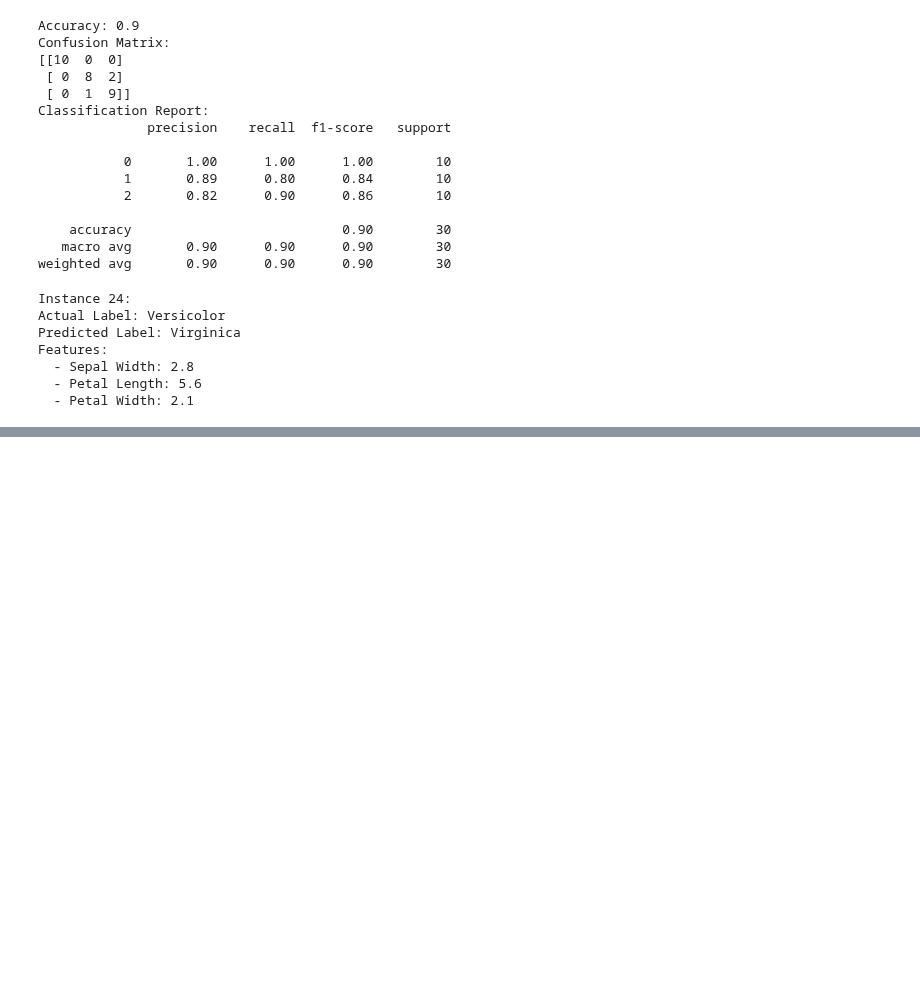
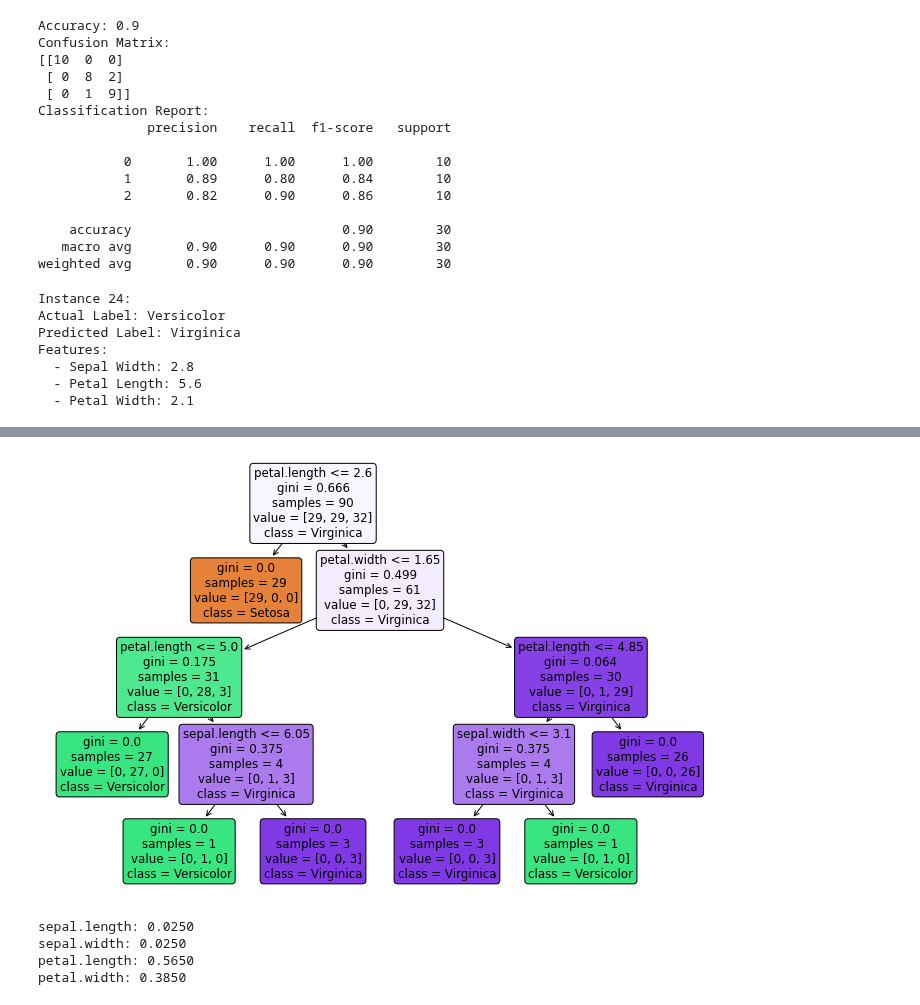
Before and after one commit to KenLin765/machine-learning-and-statistics, a Jupyter notebook: project.ipynb, the cells around one changed output, grey strips where cells are left out. Saved outputs shown, nothing was run; the diff lists cells and outputs as text; code cells hidden in the pictures; blank space fills up the shorter version.

Commit message:
Added in Tree Classifier and some commentary on it

```diff
--- a/project.ipynb
+++ b/project.ipynb
@@ -363,0 +379,15 @@ where:
+# %%
+# I've used this as the basis for the code below: https://www.educative.io/answers/how-to-build-a-decision-tree-with-the-iris-dataset-in-python
+
+# Separate features (X) and target variable (y)
+X = iris_df.drop('variety', axis=1)
+y = iris_df['variety']
+# %%
+# Split the data into training and testing sets
+X_train, X_test, y_train, y_test = train_test_split(X, y, test_size=0.4, random_state=50)
+# %%
+# Create a decision tree classifier
+tree_classifier = DecisionTreeClassifier(random_state=42)
+# %%
+# Train the model
+tree_classifier.fit(X_train, y_train)
@@ -363,0 +431,19 @@ where:
+# %%
+# Visualize the decision tree
+plt.figure(figsize=(12, 8))
+plot_tree(tree_classifier, feature_names=X.columns, class_names=iris_df['variety'].unique(), filled=True, rounded=True)
+plt.show()
+# %% [output]
+[figure, added]
+# %%
+feature_importance = tree_classifier.feature_importances_
+feature_names = X.columns
+
+# Print feature importance values
+for feature, importance in zip(feature_names, feature_importance):
+    print(f"{feature}: {importance:.4f}")
+# %% [output]
+sepal.length: 0.0250
+sepal.width: 0.0250
+petal.length: 0.5650
+petal.width: 0.3850
```
Also changed, not shown: parts of 12 cells of this notebook.
